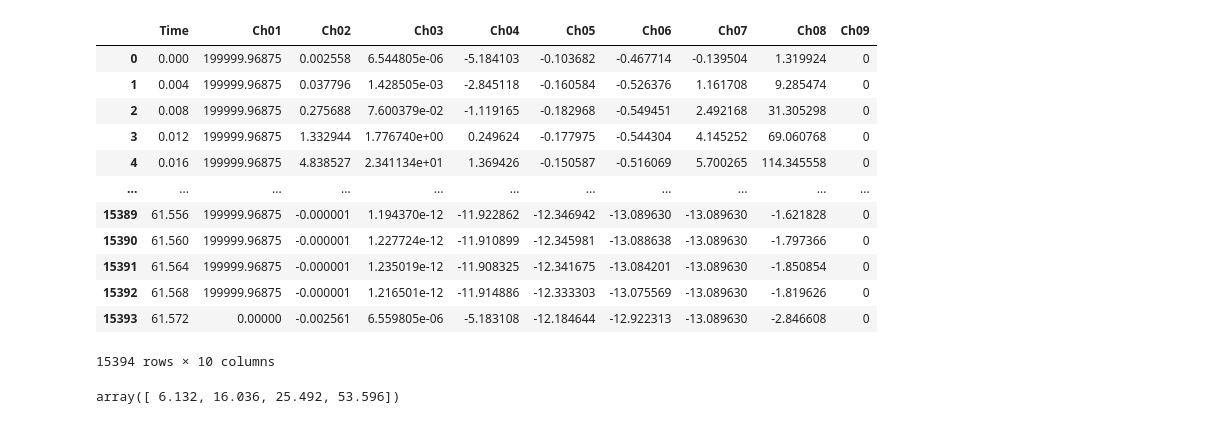
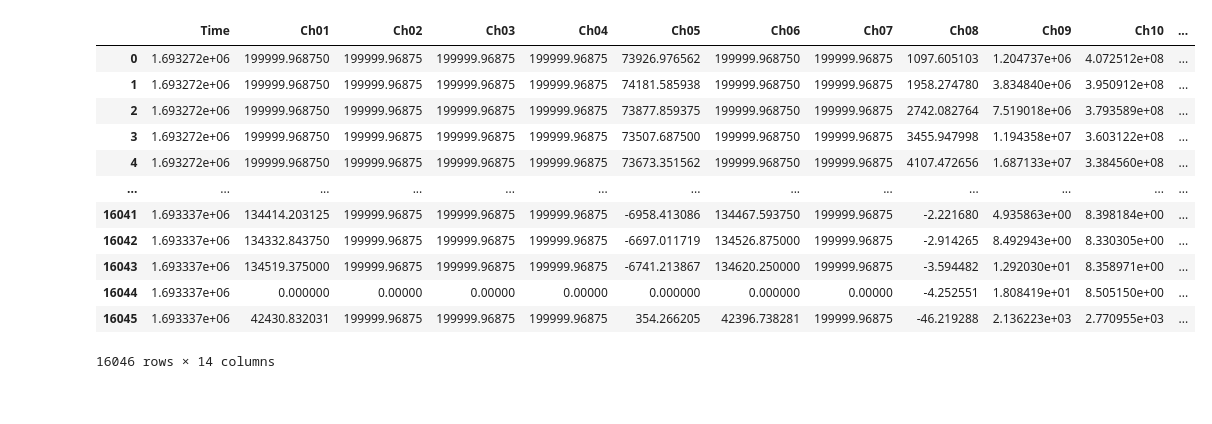
Before and after one commit to janetshin8030/OW_closedloop, a Jupyter notebook: latency.ipynb, the cells around one changed output. Saved outputs shown, nothing was run; the diff lists cells and outputs as text; code cells hidden in the pictures.

```diff
--- a/latency.ipynb
+++ b/latency.ipynb
@@ -4,43 +4,40 @@ import pandas as pd
 import matplotlib.pyplot as plt
 import os
 # %%
-online = pd.read_csv("thetaEEG_gpype_2back_-1580742246_20260701_150605.csv")
-channel_8 = online[['Time',' Ch08']]
+online = pd.read_csv("eeg_LSL_gpype2back_test.csv")
 online
 # %% [output]
-|  | Time | Ch01 | Ch02 | Ch03 | Ch04 | Ch05 | Ch06 | Ch07 | Ch08 | Ch09 |
-| 0 | 0.000 | 199999.96875 | 0.002558 | 6.544805e-06 | -5.184103 | -0.103682 | -0.467714 | -0.139504 | 1.319924 | 0 |
-| 1 | 0.004 | 199999.96875 | 0.037796 | 1.428505e-03 | -2.845118 | -0.160584 | -0.526376 | 1.161708 | 9.285474 | 0 |
-| 2 | 0.008 | 199999.96875 | 0.275688 | 7.600379e-02 | -1.119165 | -0.182968 | -0.549451 | 2.492168 | 31.305298 | 0 |
-| 3 | 0.012 | 199999.96875 | 1.332944 | 1.776740e+00 | 0.249624 | -0.177975 | -0.544304 | 4.145252 | 69.060768 | 0 |
-| 4 | 0.016 | 199999.96875 | 4.838527 | 2.341134e+01 | 1.369426 | -0.150587 | -0.516069 | 5.700265 | 114.345558 | 0 |
-| ... | ... | ... | ... | ... | ... | ... | ... | ... | ... | ... |
-| 15389 | 61.556 | 199999.96875 | -0.000001 | 1.194370e-12 | -11.922862 | -12.346942 | -13.089630 | -13.089630 | -1.621828 | 0 |
-| 15390 | 61.560 | 199999.96875 | -0.000001 | 1.227724e-12 | -11.910899 | -12.345981 | -13.088638 | -13.089630 | -1.797366 | 0 |
-| 15391 | 61.564 | 199999.96875 | -0.000001 | 1.235019e-12 | -11.908325 | -12.341675 | -13.084201 | -13.089630 | -1.850854 | 0 |
-| 15392 | 61.568 | 199999.96875 | -0.000001 | 1.216501e-12 | -11.914886 | -12.333303 | -13.075569 | -13.089630 | -1.819626 | 0 |
-| 15393 | 61.572 | 0.00000 | -0.002561 | 6.559805e-06 | -5.183108 | -12.184644 | -12.922313 | -13.089630 | -2.846608 | 0 |
+|  | Time | Ch01 | Ch02 | Ch03 | Ch04 | Ch05 | Ch06 | Ch07 | Ch08 | Ch09 | Ch10 | ... |
+| 0 | 1.693272e+06 | 199999.968750 | 199999.96875 | 199999.96875 | 199999.96875 | 73926.976562 | 199999.968750 | 199999.96875 | 1097.605103 | 1.204737e+06 | 4.072512e+08 | ... |
+| 1 | 1.693272e+06 | 199999.968750 | 199999.96875 | 199999.96875 | 199999.96875 | 74181.585938 | 199999.968750 | 199999.96875 | 1958.274780 | 3.834840e+06 | 3.950912e+08 | ... |
+| 2 | 1.693272e+06 | 199999.968750 | 199999.96875 | 199999.96875 | 199999.96875 | 73877.859375 | 199999.968750 | 199999.96875 | 2742.082764 | 7.519018e+06 | 3.793589e+08 | ... |
+| 3 | 1.693272e+06 | 199999.968750 | 199999.96875 | 199999.96875 | 199999.96875 | 73507.687500 | 199999.968750 | 199999.96875 | 3455.947998 | 1.194358e+07 | 3.603122e+08 | ... |
+| 4 | 1.693272e+06 | 199999.968750 | 199999.96875 | 199999.96875 | 199999.96875 | 73673.351562 | 199999.968750 | 199999.96875 | 4107.472656 | 1.687133e+07 | 3.384560e+08 | ... |
+| ... | ... | ... | ... | ... | ... | ... | ... | ... | ... | ... | ... | ... |
+| 16041 | 1.693337e+06 | 134414.203125 | 199999.96875 | 199999.96875 | 199999.96875 | -6958.413086 | 134467.593750 | 199999.96875 | -2.221680 | 4.935863e+00 | 8.398184e+00 | ... |
+| 16042 | 1.693337e+06 | 134332.843750 | 199999.96875 | 199999.96875 | 199999.96875 | -6697.011719 | 134526.875000 | 199999.96875 | -2.914265 | 8.492943e+00 | 8.330305e+00 | ... |
+| 16043 | 1.693337e+06 | 134519.375000 | 199999.96875 | 199999.96875 | 199999.96875 | -6741.213867 | 134620.250000 | 199999.96875 | -3.594482 | 1.292030e+01 | 8.358971e+00 | ... |
+| 16044 | 1.693337e+06 | 0.000000 | 0.00000 | 0.00000 | 0.00000 | 0.000000 | 0.000000 | 0.00000 | -4.252551 | 1.808419e+01 | 8.505150e+00 | ... |
+| 16045 | 1.693337e+06 | 42430.832031 | 199999.96875 | 199999.96875 | 199999.96875 | 354.266205 | 42396.738281 | 199999.96875 | -46.219288 | 2.136223e+03 | 2.770955e+03 | ... |
-15394 rows × 10 columns
+16046 rows × 14 columns
 # %%
-import pandas as pd
-import numpy as np
+# import pandas as pd
+# import numpy as np
 
-arrow = online[online[' Ch09'] == 38].copy()
-filtered = []
-last_time = -np.inf
+# arrow = online[online['Ch14'] == 38].copy()
+# filtered = []
+# last_time = -np.inf
 
-for _, row in arrow.iterrows():
-    t = row['Time']
-    if t - last_time >= 5.0:   # keep only if greater than 5 seconds apart
-        filtered.append(row)
-        last_time = t
+# for _, row in arrow.iterrows():
+#     t = row['Time']
+#     if t - last_time >= 5.0:   # keep only if greater than 5 seconds apart
+#         filtered.append(row)
+#         last_time = t
 
-filtered_arrow = pd.DataFrame(filtered)
+# filtered_arrow = pd.DataFrame(filtered)
 
-# Step 3: extract channel 8 values
-channel_8_eeg = np.array(filtered_arrow[' Ch08'])
+# # Step 3: extract channel 8 values
+# channel_8_eeg = np.array(filtered_arrow['Ch14'])
 
-lifu_on_ts = np.array(filtered_arrow['Time'])
-lifu_on_ts
+# lifu_on_ts = np.array(filtered_arrow['Time'])
+# lifu_on_ts
-# %% [output]
-array([ 6.132, 16.036, 25.492, 53.596])
```
Also changed, not shown: parts of 12 cells of this notebook, 39 other files.
